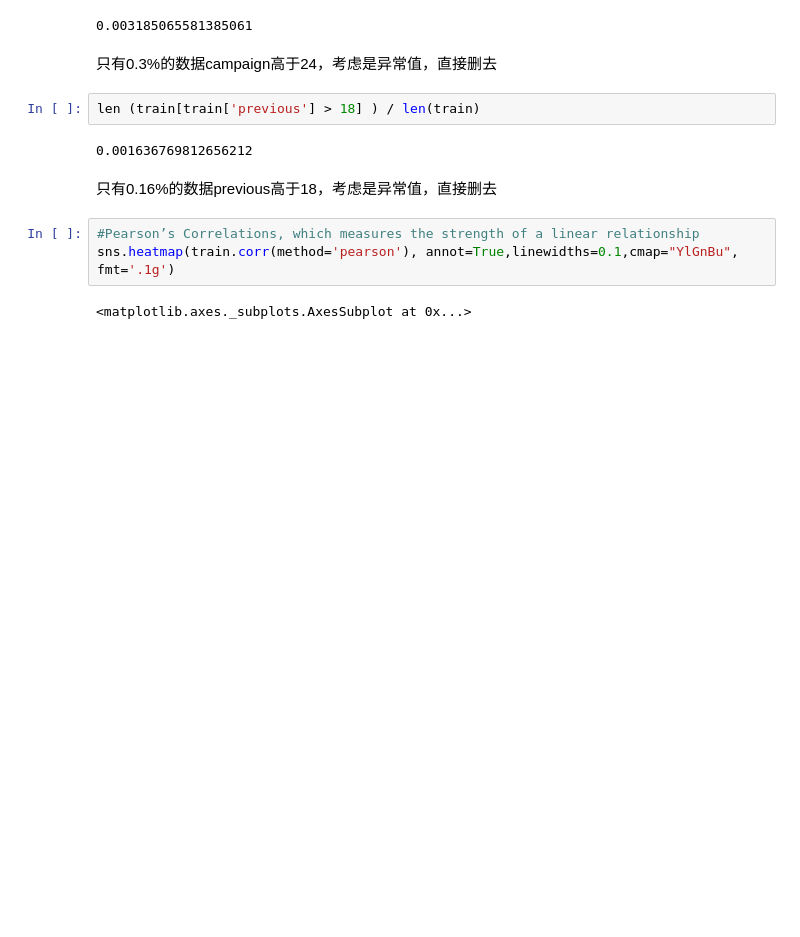
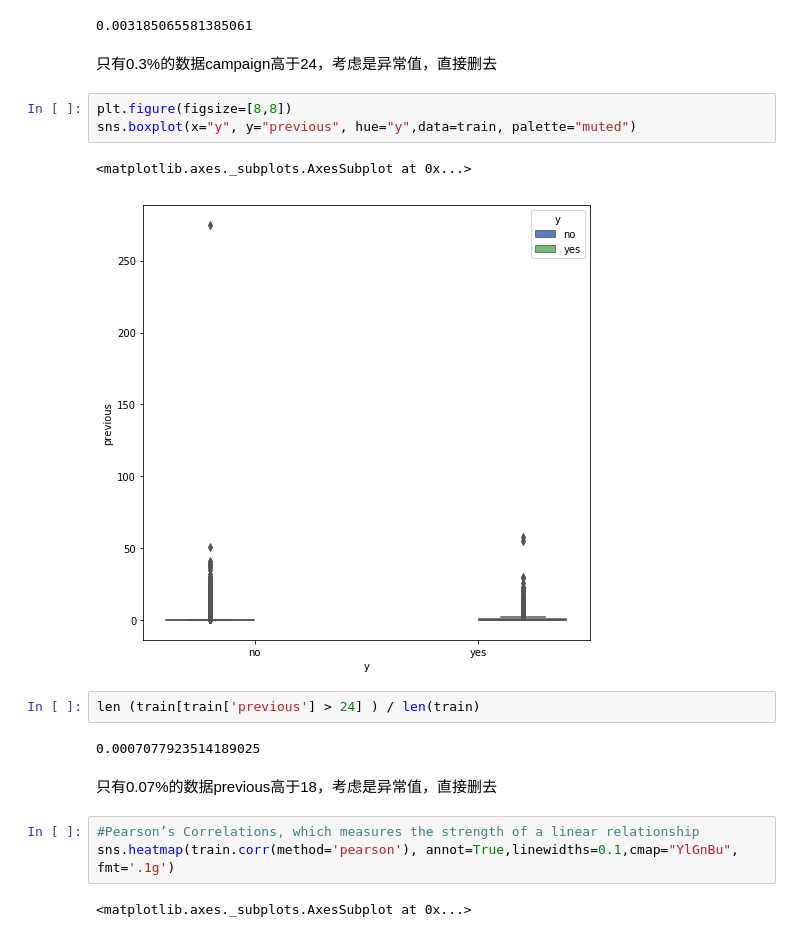
Before and after one commit to Apiao-1/BankMarketing, a Jupyter notebook: ExploratoryDataAnalysis(EDA).ipynb, the cells around one changed output. Saved outputs shown, nothing was run; the diff lists cells and outputs as text; blank space fills up the shorter version.

```diff
--- a/ExploratoryDataAnalysis(EDA).ipynb
+++ b/ExploratoryDataAnalysis(EDA).ipynb
@@ -212,12 +211,18 @@ len (train[train['campaign'] > 24] ) / len(train)
 0.003185065581385061
 # %% [markdown]
 只有0.3%的数据campaign高于24，考虑是异常值，直接删去
+# %%
+plt.figure(figsize=[8,8])
+sns.boxplot(x="y", y="previous", hue="y",data=train, palette="muted")
+# %% [output]
+<matplotlib.axes._subplots.AxesSubplot at 0x...>
+[figure, added]
 # %%
-len (train[train['previous'] > 18] ) / len(train)
+len (train[train['previous'] > 24] ) / len(train)
 # %% [output]
-0.001636769812656212
+0.0007077923514189025
 # %% [markdown]
-只有0.16%的数据previous高于18，考虑是异常值，直接删去
+只有0.07%的数据previous高于18，考虑是异常值，直接删去
 # %%
 #Pearson’s Correlations, which measures the strength of a linear relationship
 sns.heatmap(train.corr(method='pearson'), annot=True,linewidths=0.1,cmap="YlGnBu", fmt='.1g')
```
Also changed, not shown: parts of 5 cells of this notebook, 1 other file.
